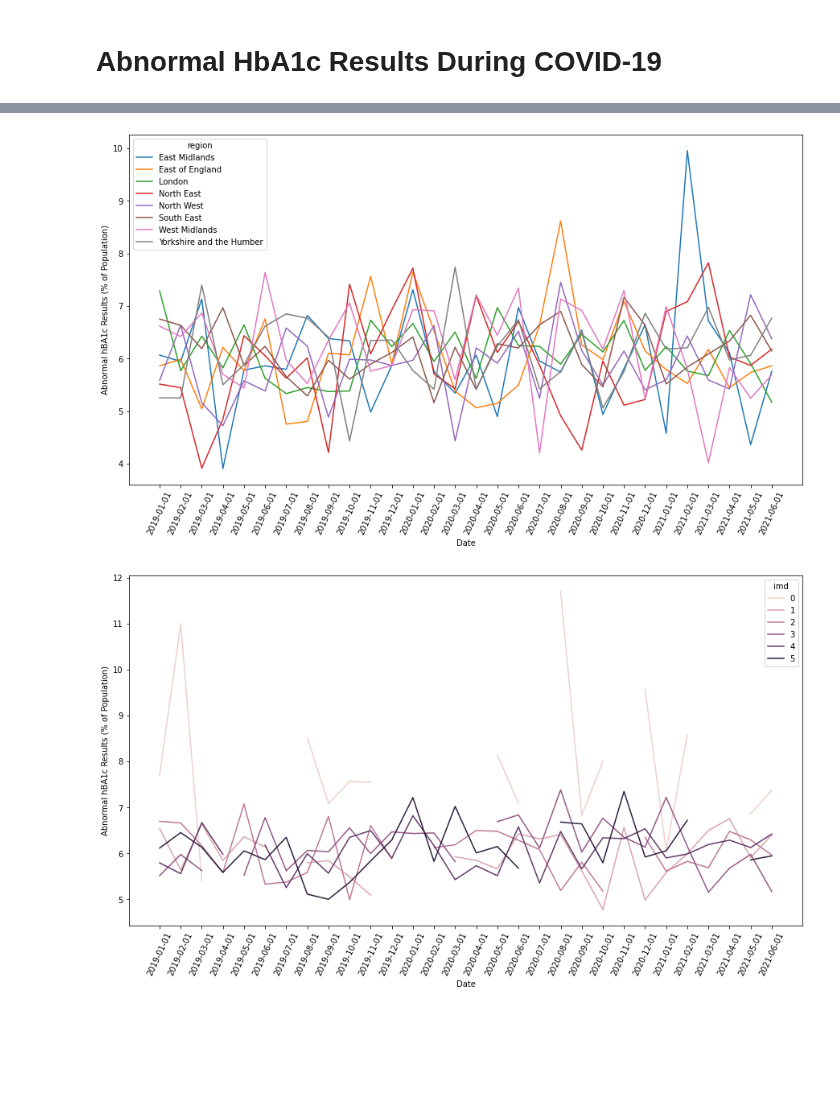
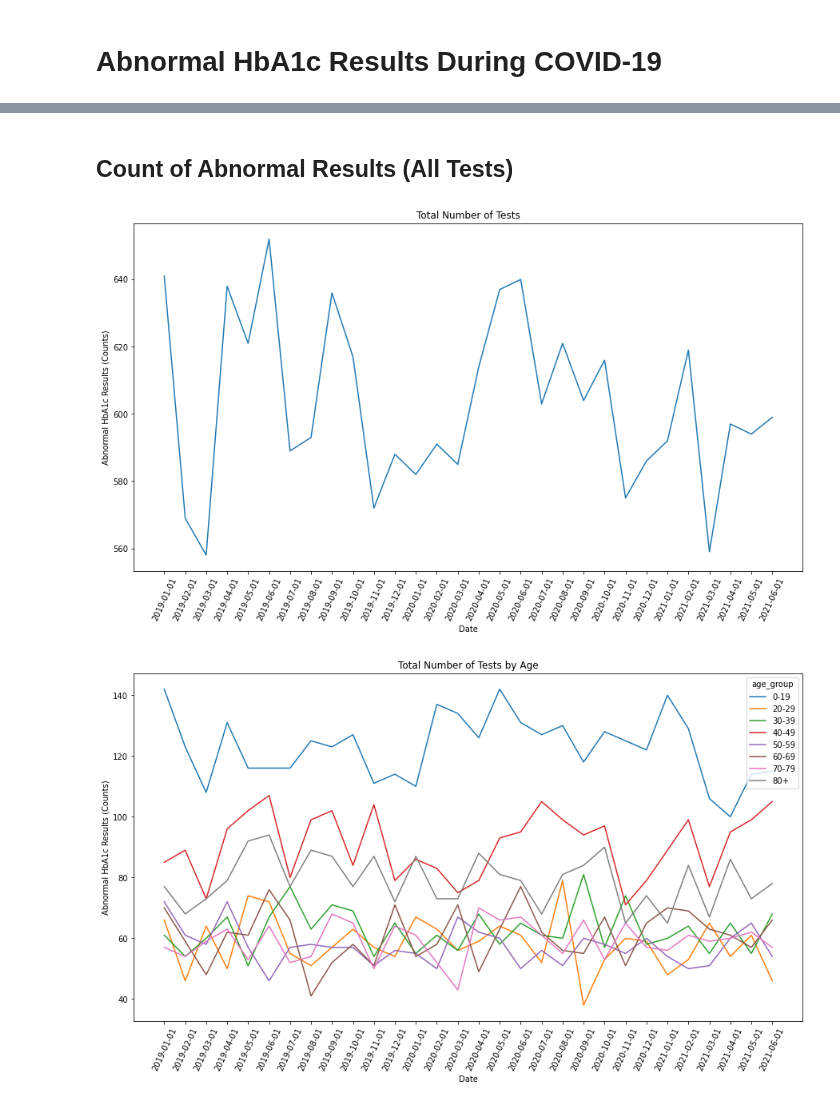
Before and after one commit to opensafely/HbA1c-levels, a Jupyter notebook: notebooks/abnormal_results.ipynb, the cells around one changed output, grey strips where cells are left out. Saved outputs shown, nothing was run; the diff lists cells and outputs as text; code cells hidden in the pictures; blank space fills up the shorter version.

Commit message:
Output abnormal counts and mean of results by diabetes type

```diff
--- a/notebooks/abnormal_results.ipynb
+++ b/notebooks/abnormal_results.ipynb
@@ -17,16 +21,22 @@ def import_df(f_path):
     df['pct'] = df['value']*100
     return df
 
+# Filter data
+def filter_df(df, flag):
+    return df.loc[df[flag] == 1]
+
 # Create charts
-def create_chart(measure, ylabel, group, df):
+def create_chart(measure, ylabel, title, group, df):
     plt.figure(figsize = (15,8))
     if group=='population':
-        ax = sns.lineplot(x = 'date', y = measure, data = df)
+        ax = sns.lineplot(x = 'date', y = measure, data = df, ci = None)
     else:
-        ax = sns.lineplot(x = 'date', y = measure, hue = group, data = df)
+        ax = sns.lineplot(x = 'date', y = measure, hue = group, data = df, ci = None)
     locs, labels = plt.xticks()
     plt.xlabel('Date')
     plt.ylabel(ylabel)
     plt.setp(labels, rotation=65)
+    plt.title(title)
     plt.show()
+    print('\n')
 # %%
@@ -98,12 +49,0 @@ create_chart('pct', 'Abnormal hBA1c Results (% of Tests)',
-# %%
-# Region
-create_chart('pct', 'Abnormal hBA1c Results (% of Tests)',
-             'region', df_region)
-# %% [output]
-[figure, removed]
-# %%
-# IMD
-create_chart('pct', 'Abnormal hBA1c Results (% of Tests)',
-             'imd', df_imd)
-# %% [output]
-[figure, removed]
@@ -109,0 +64,35 @@ create_chart('pct', 'Abnormal hBA1c Results (% of Tests)',
+# %% [markdown]
+## Count of Abnormal Results (All Tests)
+# %%
+# Population
+create_chart('hba1c_abnormal', 'Abnormal HbA1c Results (Counts)',
+             'Total Number of Tests',
+             'population', df_pop)
+
+# Age
+create_chart('hba1c_abnormal', 'Abnormal HbA1c Results (Counts)',
+             'Total Number of Tests by Age',
+             'age_group', df_age.loc[df_age.age_group != 'missing'])
+
+# Sex
+create_chart('hba1c_abnormal', 'Abnormal HbA1c Results (Counts)',
+             'Total Number of Tests by Sex',
+             'sex', df_sex)
+
+# Region
+create_chart('hba1c_abnormal', 'Abnormal HbA1c Results (Counts)',
+             'Total Number of Tests by Region',
+             'region', df_region)
+
+# IMD
+create_chart('hba1c_abnormal', 'Abnormal HbA1c Results (Counts)',
+             'Total Number of Tests by IMD',
+             'imd', df_imd)
+
+# Diabetes type
+create_chart('hba1c_abnormal', 'Abnormal HbA1c Results (Counts)',
+             'Total Number of Tests by Diabetes Type',
+             'diabetes_type', df_dm)
+# %% [output]
+[figure, added]
+[figure, added]
```
Also changed, not shown: parts of 24 cells of this notebook, 2 other files.
